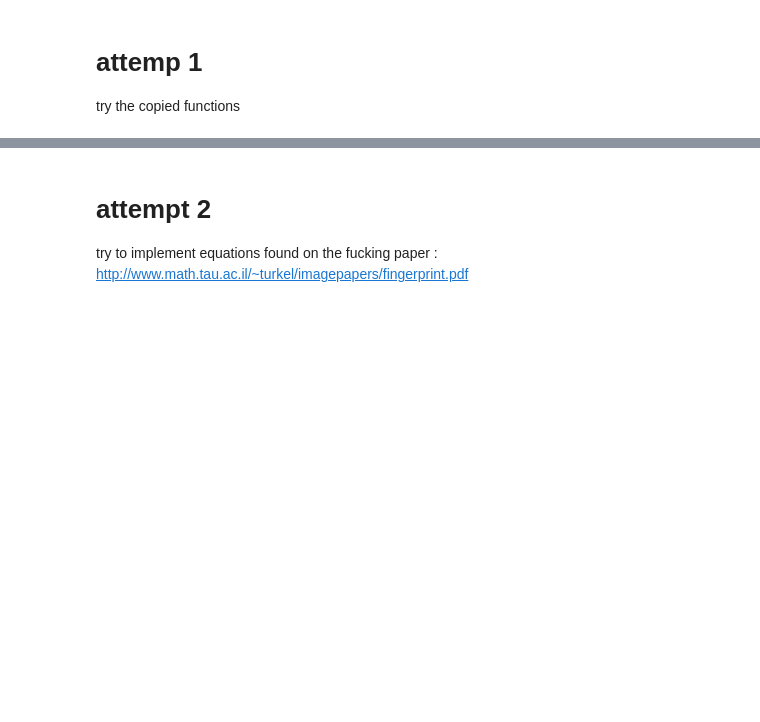
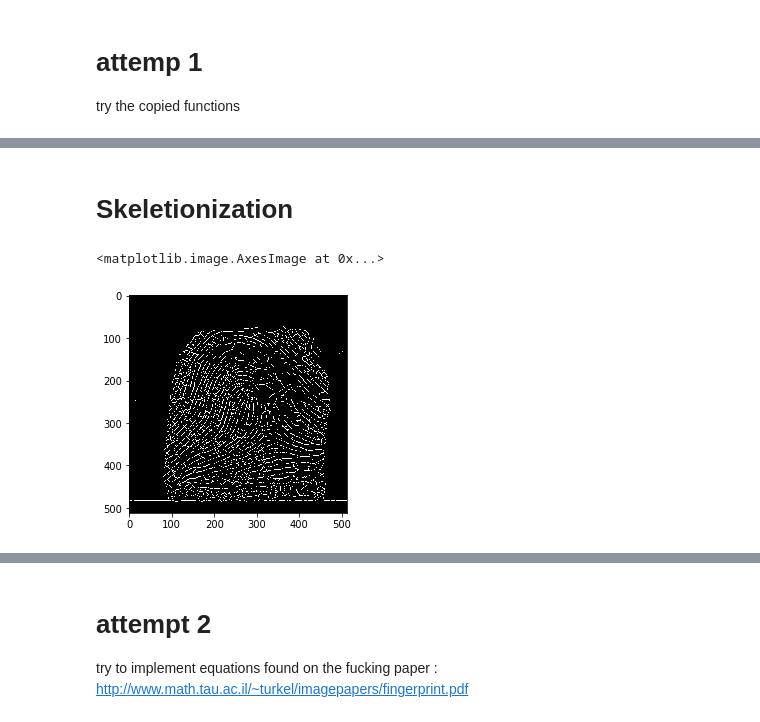
Before and after one commit to SSripilaipong/TimeSeries_mid, a Jupyter notebook: try_opencv.ipynb, the cells around one changed output, grey strips where cells are left out. Drawn from its saved outputs; the diff is of its cells as text; code cells hidden in the pictures; blank space fills up the shorter version.

Commit message:
skeletionization (not sure if there is bug)

```diff
--- a/try_opencv.ipynb
+++ b/try_opencv.ipynb
@@ -121,0 +117,19 @@ print(res.max())
+# %% [markdown]
+# Skeletionization
+# %%
+img = res.copy()
+skel = res.copy()
+skel[:,:] = 0
+kernel = cv.getStructuringElement(cv.MORPH_CROSS, (3,3))
+while True:
+    eroded = cv.morphologyEx(img, cv.MORPH_ERODE, kernel)
+    temp = cv.morphologyEx(eroded, cv.MORPH_DILATE, kernel)
+    temp  = cv.subtract(img, temp)
+    skel = cv.bitwise_or(skel, temp)
+    img[:,:] = eroded[:,:]
+    if cv.countNonZero(img) == 0:
+        break
+plt.imshow(skel, cmap='gray')
+# %% [output]
+<matplotlib.image.AxesImage at 0x...>
+[figure, added]
```
Also changed, not shown: parts of 10 cells of this notebook.
